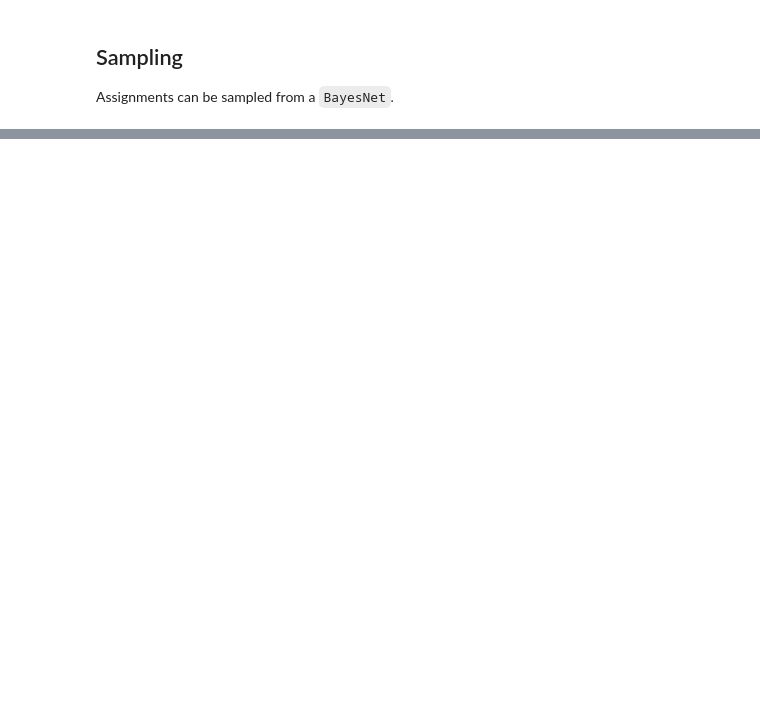
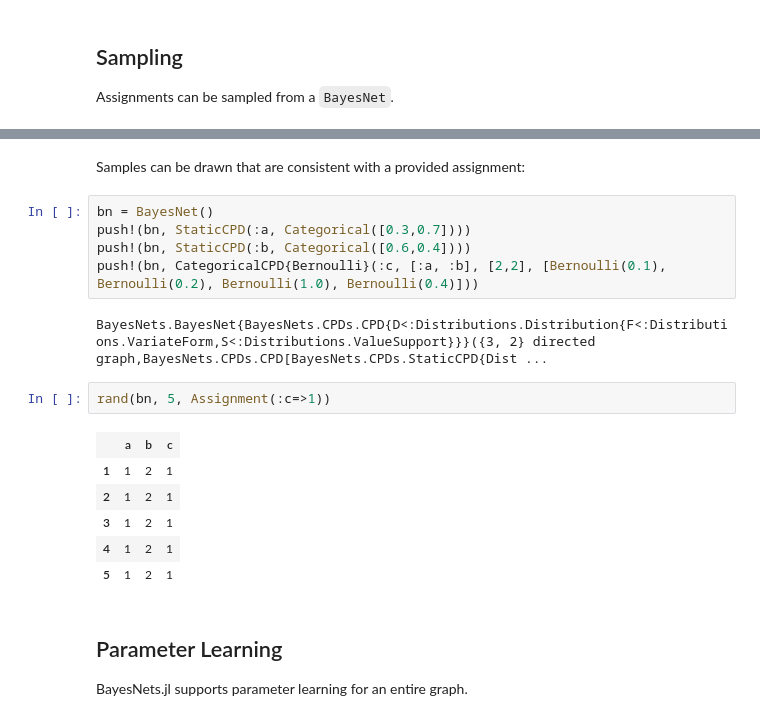
Before and after one commit to sisl/BayesNets.jl, a Jupyter notebook: doc/BayesNets.ipynb, the cells around one changed output, grey strips where cells are left out. Drawn from its saved outputs; the diff is of its cells as text; blank space fills up the shorter version.

```diff
--- a/doc/BayesNets.ipynb
+++ b/doc/BayesNets.ipynb
@@ -209,0 +114,22 @@ log_bayes_score(bn, d) # poor structures will produce lower Bayesian scores
+# %% [markdown]
+Samples can be drawn that are consistent with a provided assignment:
+# %%
+bn = BayesNet()
+push!(bn, StaticCPD(:a, Categorical([0.3,0.7])))
+push!(bn, StaticCPD(:b, Categorical([0.6,0.4])))
+push!(bn, CategoricalCPD{Bernoulli}(:c, [:a, :b], [2,2], [Bernoulli(0.1), Bernoulli(0.2), Bernoulli(1.0), Bernoulli(0.4)]))
+# %% [output]
+BayesNets.BayesNet{BayesNets.CPDs.CPD{D<:Distributions.Distribution{F<:Distributions.VariateForm,S<:Distributions.ValueSupport}}}({3, 2} directed graph,BayesNets.CPDs.CPD[BayesNets.CPDs.StaticCPD{Dist ...
+# %%
+rand(bn, 5, Assignment(:c=>1))
+# %% [output]
+|  | a | b | c |
+| 1 | 1 | 2 | 1 |
+| 2 | 1 | 2 | 1 |
+| 3 | 1 | 2 | 1 |
+| 4 | 1 | 2 | 1 |
+| 5 | 1 | 2 | 1 |
+# %% [markdown]
+## Parameter Learning
+
+BayesNets.jl supports parameter learning for an entire graph.
```
Also changed, not shown: parts of 55 cells of this notebook, 19 other files.
